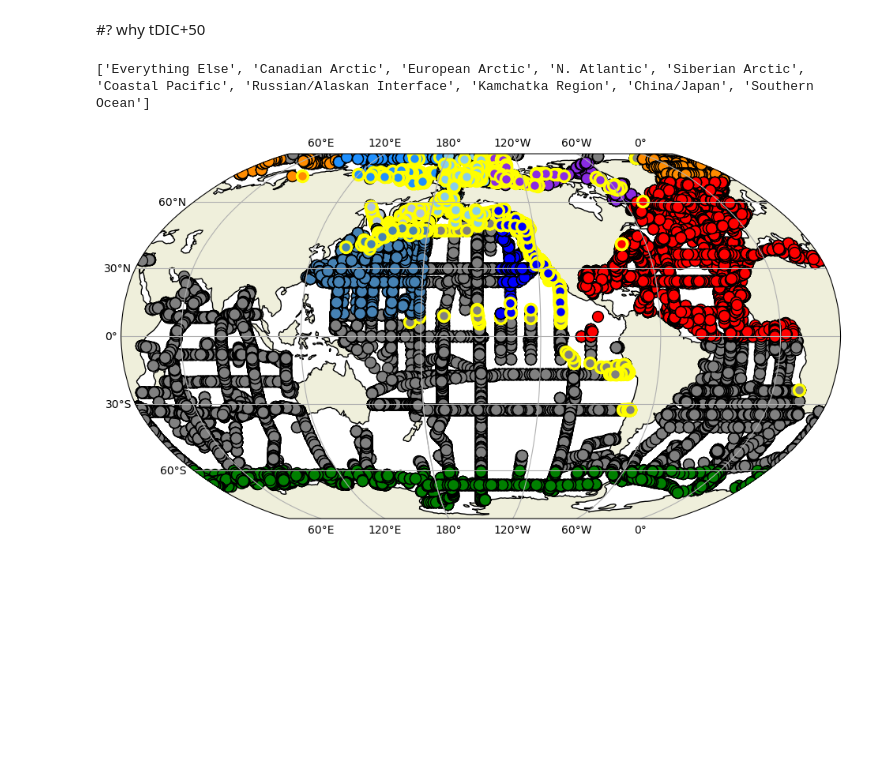
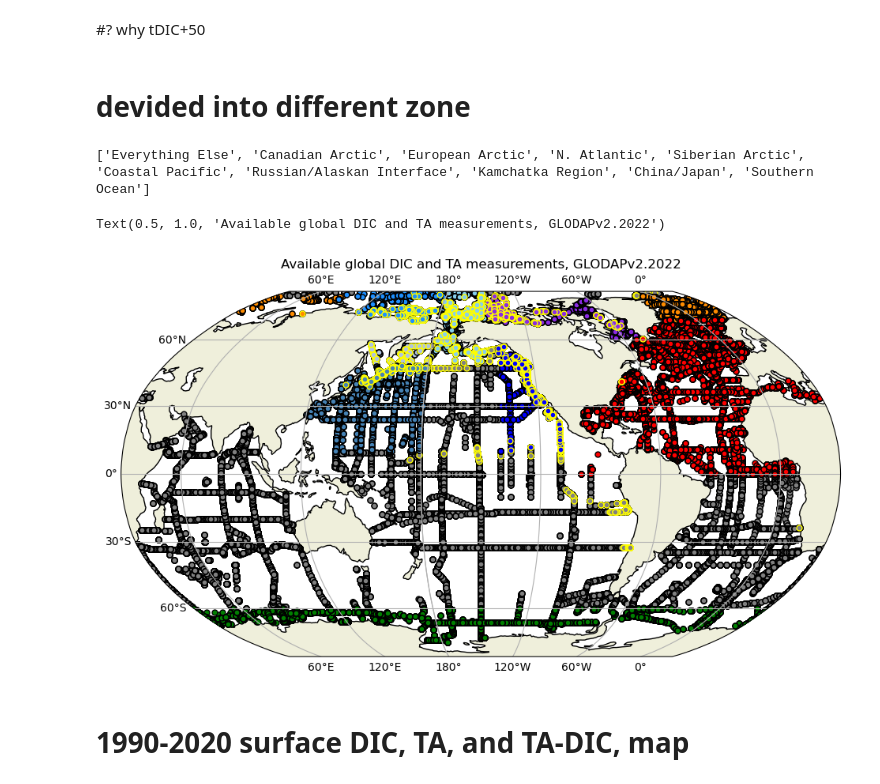
Before and after one commit to biu23/Carbonate_Chemistry_Models, a Jupyter notebook: test_script/GLODAP.ipynb, the cells around one changed output. Drawn from its saved outputs; the diff is of its cells as text; code cells hidden in the pictures; blank space fills up the shorter version.

Commit message:
DIC, TA, surface map

```diff
--- a/test_script/GLODAP.ipynb
+++ b/test_script/GLODAP.ipynb
@@ -153,6 +153,8 @@ tGEO[(tLON>westlon)& (tLON<eastlon) & (tLAT>southlat) & (tLAT<northlat)] = 8
 #SO
 westlon = -180; eastlon = 180; southlat = -90; northlat = -60
 tGEO[(tLON>westlon)& (tLON<eastlon) & (tLAT>southlat) & (tLAT<northlat)] = 9
+# %% [markdown]
+# devided into different zone
 # %%
 PLACES_withdat = {
 'Canadian Arctic': { 'geodat': 1, 'colour': 'blueviolet', 'name':'Canadian Arctic'},
@@ -179,7 +181,7 @@ print(list_places)
 # %%
 fig = plt.figure(figsize=(12,6))
 ax = fig.add_subplot(1, 1, 1, projection=ccrs.Robinson(central_longitude=-150.0), )
-ms = 20
+ms = 10
 # make the map global rather than have it zoom in to
 # the extents of any plotted data
 ax.set_global()
@@ -202,33 +204,37 @@ for i in range(0,len(list_places)):
     ax.plot(tLON[filt_comp & filt_ALK_DIC & (tGEO == geotag)],\
             tLAT[filt_comp &  filt_ALK_DIC & (tGEO == geotag)],\
            color = tcol, marker = '.', markersize = ms, linestyle = '',\
-            markeredgecolor = 'yellow', markeredgewidth = 2.5,
+            markeredgecolor = 'yellow', markeredgewidth = 1,
            label = tnam, alpha = 1, transform=ccrs.PlateCarree())
 
 # gl = ax.gridlines(draw_labels=False, xlocs=np.arange(-180, 181, 60), ylocs=np.arange(-90, 91, 15))
 # gl.rotate_labels = False
 # gl.top_labels = False
 # gl.bottom_labels = False
 
 gl = ax.gridlines(draw_labels=True)
 gl.rotate_labels = False
 # gl.top_labels = False
 gl.left_labels = gl.bottom_labels = True
 #gl.right_labels = gl.top_labels = False
 
 # gl = ax.gridlines(crs=ccrs.PlateCarree(), linewidth=0.5, color='black', alpha=0.5, linestyle='--', draw_labels=True)
 # gl.xlabels_top = False
 # gl.ylabels_left = False
 # gl.ylabels_right=True
 # gl.xlines = True
 # gl.xlocator = mticker.FixedLocator([120, 140, 160, 180, -160, -140, -120])
 # gl.ylocator = mticker.FixedLocator([0, 20, 40, 60])
 # gl.xformatter = LONGITUDE_FORMATTER
 # gl.yformatter = LATITUDE_FORMATTER
 # gl.xlabel_style = {'color': 'black', 'weight': 'normal'}
 
-# plt.title(r'$\bf{a)}$ Available coastal GLODAP DIC and TA measurements')
+# plt.title(r'$\bf{a)}$ Available global DIC and TA measurements, GLODAPv2.2022')
+plt.title(r'Available global DIC and TA measurements, GLODAPv2.2022')
 # plt.show()
 # fig.savefig('./CG_FIGS/FIG_CG_08_map.jpg')
 # %% [output]
+Text(0.5, 1.0, 'Available global DIC and TA measurements, GLODAPv2.2022')
-[figure, old version]
+[figure, new version]
+# %% [markdown]
+# 1990-2020 surface DIC, TA, and TA-DIC, map
```
Also changed, not shown: parts of 9 cells of this notebook.
